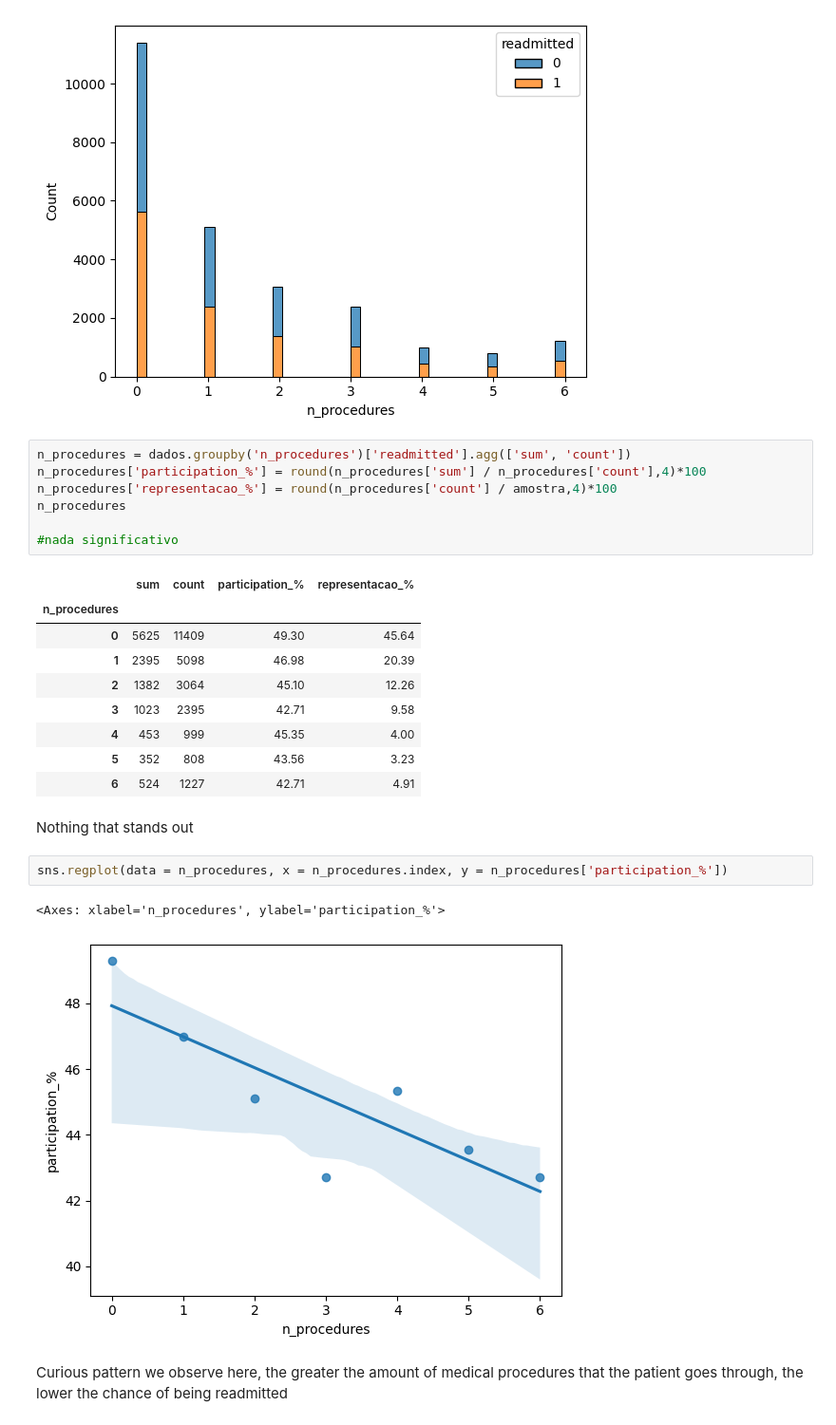
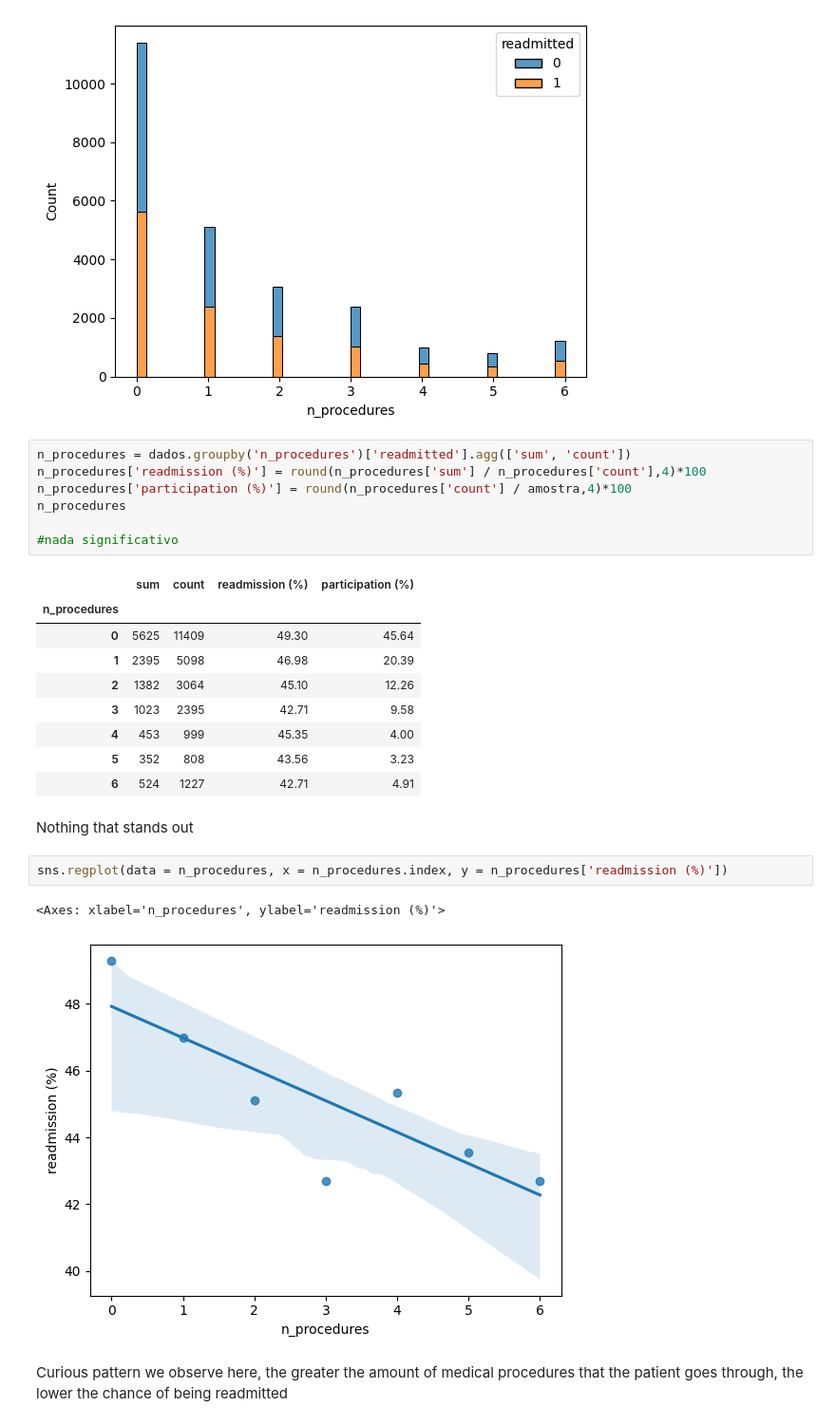
Before and after one commit to andreggalvao/hospitals_readmissions, a Jupyter notebook: hosp_readmissions org.ipynb, the cells around one changed output. Shown at 95% size. Saved outputs shown, nothing was run; the diff lists cells and outputs as text.

```diff
--- a/hosp_readmissions org.ipynb
+++ b/hosp_readmissions org.ipynb
@@ -330,13 +339,13 @@ sns.histplot(data = dados, x = 'n_procedures', hue = 'readmitted', multiple = 's
 [figure]
 # %%
 n_procedures = dados.groupby('n_procedures')['readmitted'].agg(['sum', 'count'])
-n_procedures['participation_%'] = round(n_procedures['sum'] / n_procedures['count'],4)*100
-n_procedures['representacao_%'] = round(n_procedures['count'] / amostra,4)*100
+n_procedures['readmission (%)'] = round(n_procedures['sum'] / n_procedures['count'],4)*100
+n_procedures['participation (%)'] = round(n_procedures['count'] / amostra,4)*100
 n_procedures
 
 #nada significativo
 # %% [output]
-|  | sum | count | participation_% | representacao_% |
+|  | sum | count | readmission (%) | participation (%) |
 | n_procedures |  |  |  |  |
 | 0 | 5625 | 11409 | 49.30 | 45.64 |
 | 1 | 2395 | 5098 | 46.98 | 20.39 |
@@ -348,10 +357,10 @@ n_procedures
 # %% [markdown]
 Nothing that stands out
 # %%
-sns.regplot(data = n_procedures, x = n_procedures.index, y = n_procedures['participation_%'])
+sns.regplot(data = n_procedures, x = n_procedures.index, y = n_procedures['readmission (%)'])
 # %% [output]
-<Axes: xlabel='n_procedures', ylabel='participation_%'>
+<Axes: xlabel='n_procedures', ylabel='readmission (%)'>
-[figure, old version]
+[figure, new version]
 # %% [markdown]
 Curious pattern we observe here, the greater the amount of medical procedures that the patient goes through, the lower the chance of being readmitted
 # %% [markdown]
```
Also changed, not shown: parts of 59 cells of this notebook, 1 other file.
